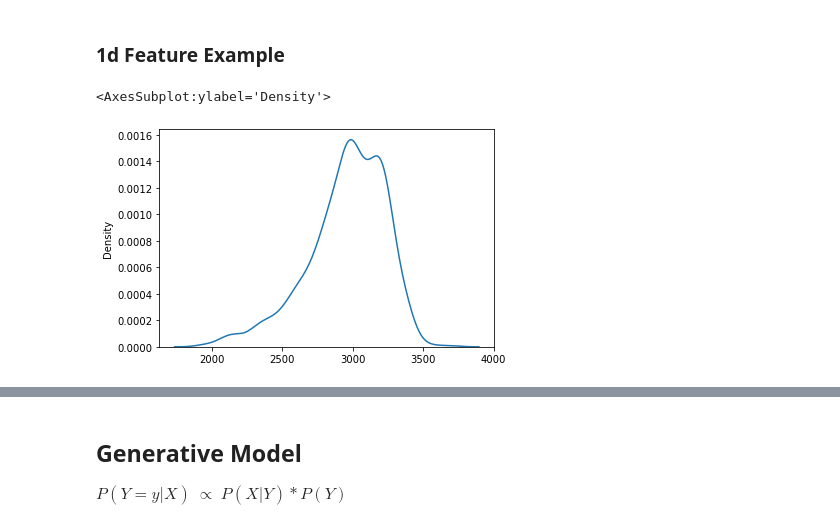
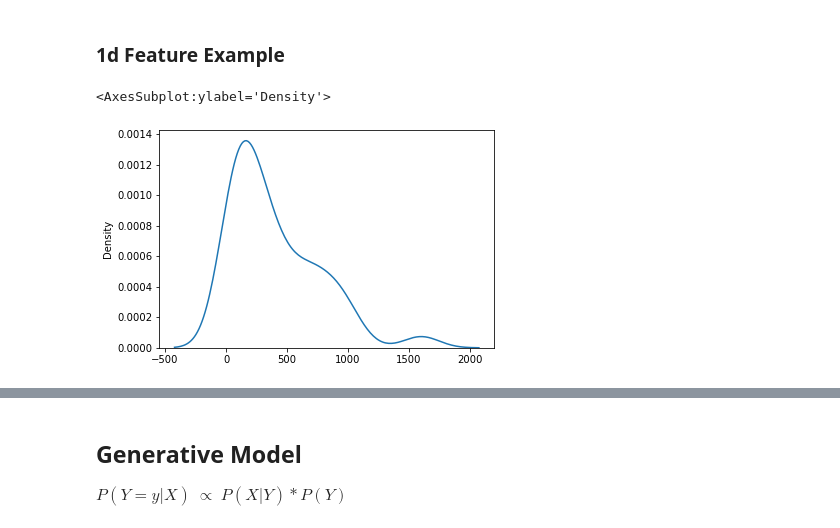
Before and after one commit to GStechschulte/autodidact, a Jupyter notebook: ML_Scratch/KDE.ipynb, the cells around one changed output, grey strips where cells are left out. Cells and saved outputs as stored; diff of their text form; code cells hidden in the pictures.

```diff
--- a/ML_Scratch/KDE.ipynb
+++ b/ML_Scratch/KDE.ipynb
@@ -49,0 +57,3 @@ y = np.array(cover.iloc[:, -1])
+# %%
+le = LabelEncoder()
+fish.Species = le.fit_transform(fish.Species)
@@ -60,12 +69,11 @@ print(y.shape)
 X_train, X_test, y_train, y_test = train_test_split(X, y, test_size=0.30, random_state=42)
 # %% [markdown]
 ### 1d Feature Example
-# %%
-sns.kdeplot(X_train[0:2000, 0]) ## Elevation
-#sns.kdeplot(X_train[:, 1]) ## Horizontal Distance to Fire Points
-# %% [output]
-<AxesSubplot:ylabel='Density'>
-[figure, removed]
+# %%
+sns.kdeplot(X_train[:, 0])
+# %% [output]
+<AxesSubplot:ylabel='Density'>
+[figure, added]
 # %%
 bandwidths = 10 ** np.linspace(0.0, 1.2, 100)
 grid = GridSearchCV(KernelDensity(kernel = 'gaussian'),
```
Also changed, not shown: parts of 15 cells of this notebook, 1 other file.
